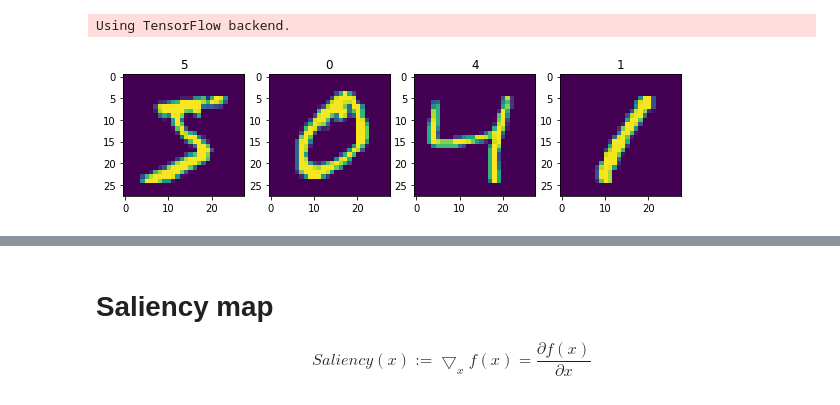
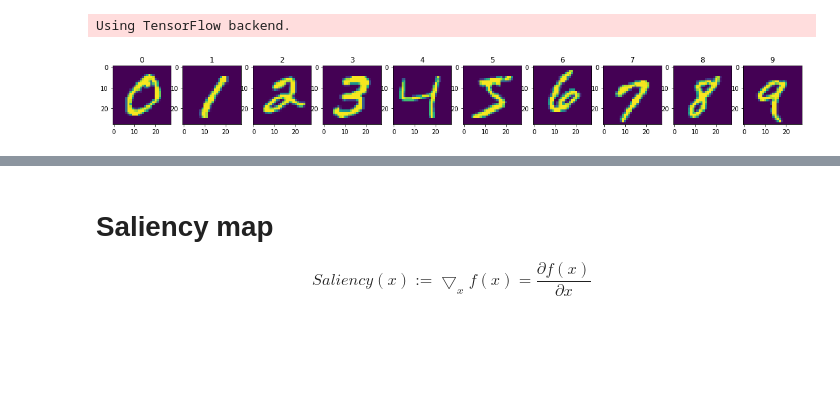
Before and after one commit to rlatjcj/XAI, a Jupyter notebook: coherence_mnist.ipynb, the cells around one changed output, grey strips where cells are left out. Drawn from its saved outputs; the diff is of its cells as text; code cells hidden in the pictures; blank space fills up the shorter version.

```diff
--- a/coherence_mnist.ipynb
+++ b/coherence_mnist.ipynb
@@ -24,23 +24,17 @@ from keras.datasets import mnist
 (x_train, y_train), (x_test, y_test) = mnist.load_data()
 # %%
 label_list = [i for i in range(10)]
-# %%
-plt.figure(figsize=(10,10))
-plt.subplot(141)
-plt.imshow(x_train[0])
-plt.title(label_list[y_train[0]])
-plt.subplot(142)
-plt.imshow(x_train[1])
-plt.title(label_list[y_train[1]])
-plt.subplot(143)
-plt.imshow(x_train[2])
-plt.title(label_list[y_train[2]])
-plt.subplot(144)
-plt.imshow(x_train[3])
-plt.title(label_list[y_train[3]])
-plt.show()
-# %% [output]
-[figure, removed]
+# %%
+plt.figure(figsize=(20, 20))
+for i in range(10):
+    plt.subplot(1,10,i+1)
+    coord = np.where(y_train.flatten() == i)[0][0]
+    plt.imshow(x_train[coord])
+    plt.title(label_list[y_train[coord]])
+
+plt.show()
+# %% [output]
+[figure, added]
 # %%
 model = keras.models.load_model('./mnist.h5')
 # %%
```
Also changed, not shown: parts of 1 cell of this notebook.
